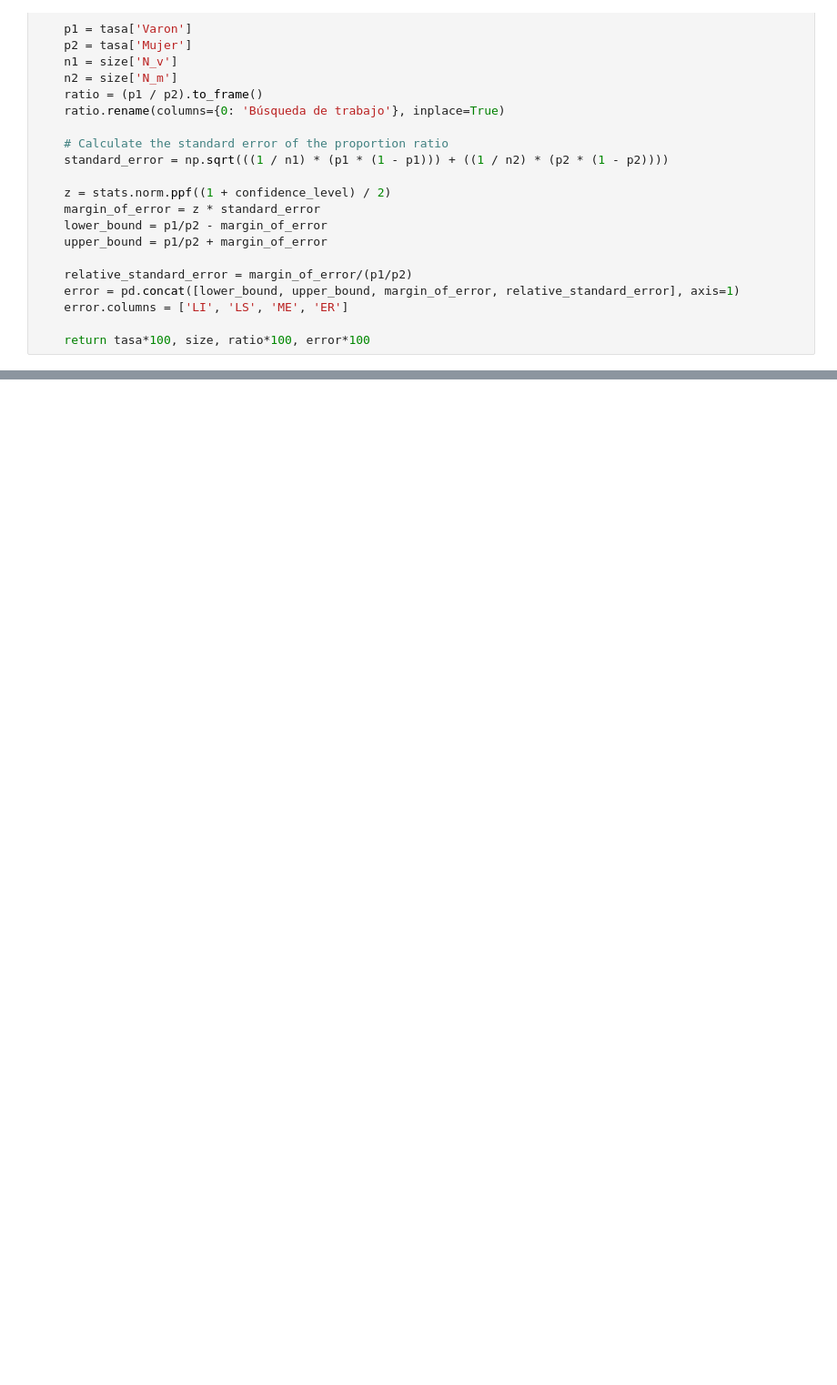
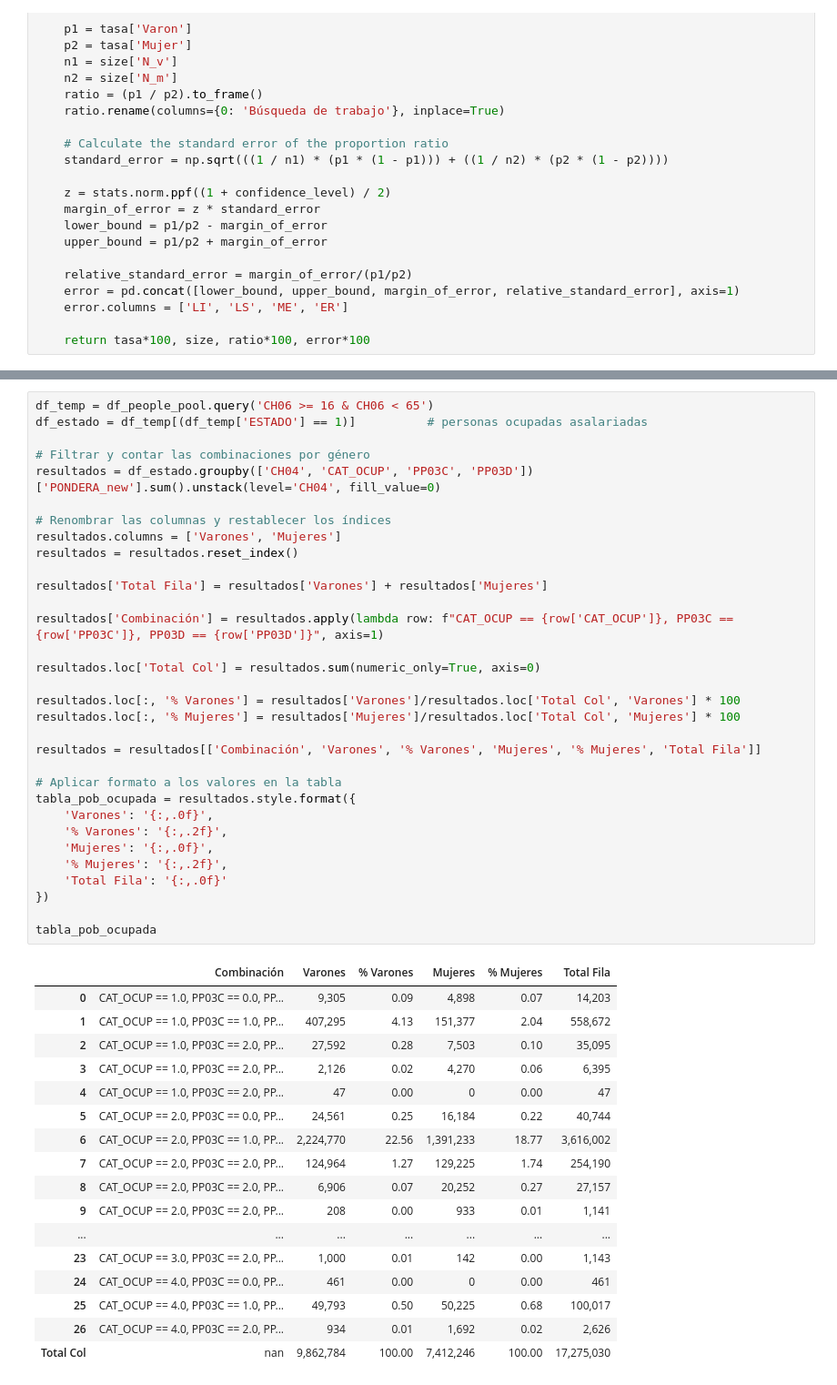
Before and after one commit to datos-Fundar/indice-mercado-trabajo-ingresos, a Jupyter notebook: scripts/xx_indicadores_insercion_laboral.ipynb, the cells around one changed output, grey strips where cells are left out. Shown: that part at 91% size. Saved outputs shown, nothing was run; the diff lists cells and outputs as text; blank space fills up the shorter version.

```diff
--- a/scripts/xx_indicadores_insercion_laboral.ipynb
+++ b/scripts/xx_indicadores_insercion_laboral.ipynb
@@ -200,0 +426,50 @@ desempleo
+# %%
+df_temp = df_people_pool.query('CH06 >= 16 & CH06 < 65')
+df_estado = df_temp[(df_temp['ESTADO'] == 1)]          # personas ocupadas asalariadas
+
+# Filtrar y contar las combinaciones por género
+resultados = df_estado.groupby(['CH04', 'CAT_OCUP', 'PP03C', 'PP03D'])['PONDERA_new'].sum().unstack(level='CH04', fill_value=0)
+
+# Renombrar las columnas y restablecer los índices
+resultados.columns = ['Varones', 'Mujeres']
+resultados = resultados.reset_index()
+
+resultados['Total Fila'] = resultados['Varones'] + resultados['Mujeres']
+
+resultados['Combinación'] = resultados.apply(lambda row: f"CAT_OCUP == {row['CAT_OCUP']}, PP03C == {row['PP03C']}, PP03D == {row['PP03D']}", axis=1)
+
+resultados.loc['Total Col'] = resultados.sum(numeric_only=True, axis=0)
+
+resultados.loc[:, '% Varones'] = resultados['Varones']/resultados.loc['Total Col', 'Varones'] * 100
+resultados.loc[:, '% Mujeres'] = resultados['Mujeres']/resultados.loc['Total Col', 'Mujeres'] * 100
+
+resultados = resultados[['Combinación', 'Varones', '% Varones', 'Mujeres', '% Mujeres', 'Total Fila']]
+
+# Aplicar formato a los valores en la tabla
+tabla_pob_ocupada = resultados.style.format({
+    'Varones': '{:,.0f}',
+    '% Varones': '{:,.2f}',
+    'Mujeres': '{:,.0f}',
+    '% Mujeres': '{:,.2f}',
+    'Total Fila': '{:,.0f}'
+})
+
+tabla_pob_ocupada
+# %% [output]
+|  | Combinación | Varones | % Varones | Mujeres | % Mujeres | Total Fila |
+| 0 | CAT_OCUP == 1.0, PP03C == 0.0, PP... | 9,305 | 0.09 | 4,898 | 0.07 | 14,203 |
+| 1 | CAT_OCUP == 1.0, PP03C == 1.0, PP... | 407,295 | 4.13 | 151,377 | 2.04 | 558,672 |
+| 2 | CAT_OCUP == 1.0, PP03C == 2.0, PP... | 27,592 | 0.28 | 7,503 | 0.10 | 35,095 |
+| 3 | CAT_OCUP == 1.0, PP03C == 2.0, PP... | 2,126 | 0.02 | 4,270 | 0.06 | 6,395 |
+| 4 | CAT_OCUP == 1.0, PP03C == 2.0, PP... | 47 | 0.00 | 0 | 0.00 | 47 |
+| 5 | CAT_OCUP == 2.0, PP03C == 0.0, PP... | 24,561 | 0.25 | 16,184 | 0.22 | 40,744 |
+| 6 | CAT_OCUP == 2.0, PP03C == 1.0, PP... | 2,224,770 | 22.56 | 1,391,233 | 18.77 | 3,616,002 |
+| 7 | CAT_OCUP == 2.0, PP03C == 2.0, PP... | 124,964 | 1.27 | 129,225 | 1.74 | 254,190 |
+| 8 | CAT_OCUP == 2.0, PP03C == 2.0, PP... | 6,906 | 0.07 | 20,252 | 0.27 | 27,157 |
+| 9 | CAT_OCUP == 2.0, PP03C == 2.0, PP... | 208 | 0.00 | 933 | 0.01 | 1,141 |
+| ... | ... | ... | ... | ... | ... | ... |
+| 23 | CAT_OCUP == 3.0, PP03C == 2.0, PP... | 1,000 | 0.01 | 142 | 0.00 | 1,143 |
+| 24 | CAT_OCUP == 4.0, PP03C == 0.0, PP... | 461 | 0.00 | 0 | 0.00 | 461 |
+| 25 | CAT_OCUP == 4.0, PP03C == 1.0, PP... | 49,793 | 0.50 | 50,225 | 0.68 | 100,017 |
+| 26 | CAT_OCUP == 4.0, PP03C == 2.0, PP... | 934 | 0.01 | 1,692 | 0.02 | 2,626 |
+| Total Col | nan | 9,862,784 | 100.00 | 7,412,246 | 100.00 | 17,275,030 |
```
Also changed, not shown: parts of 14 cells of this notebook, 2 other files.
